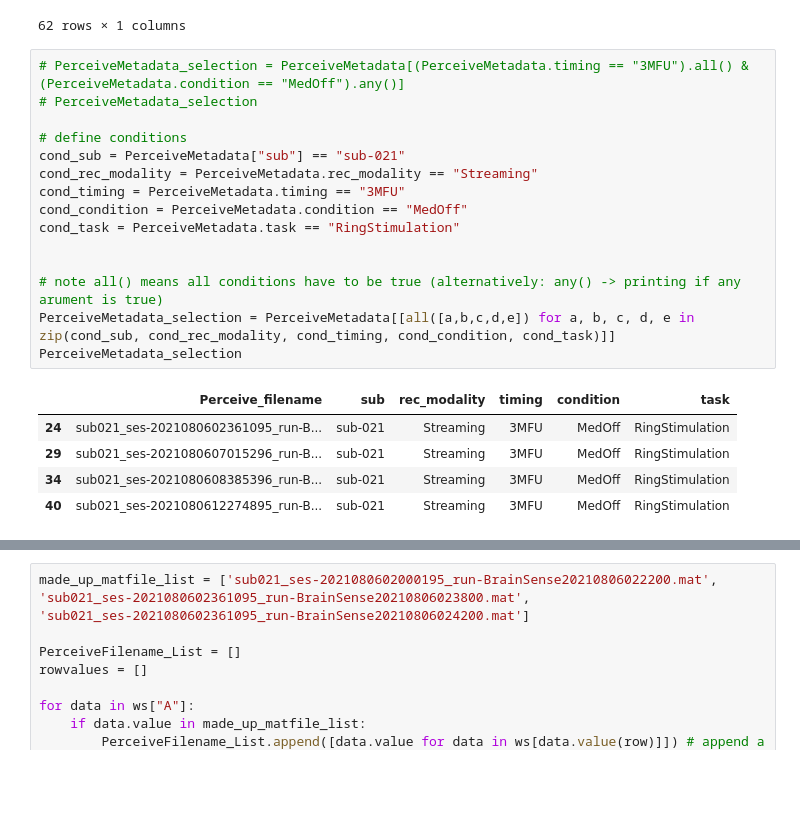
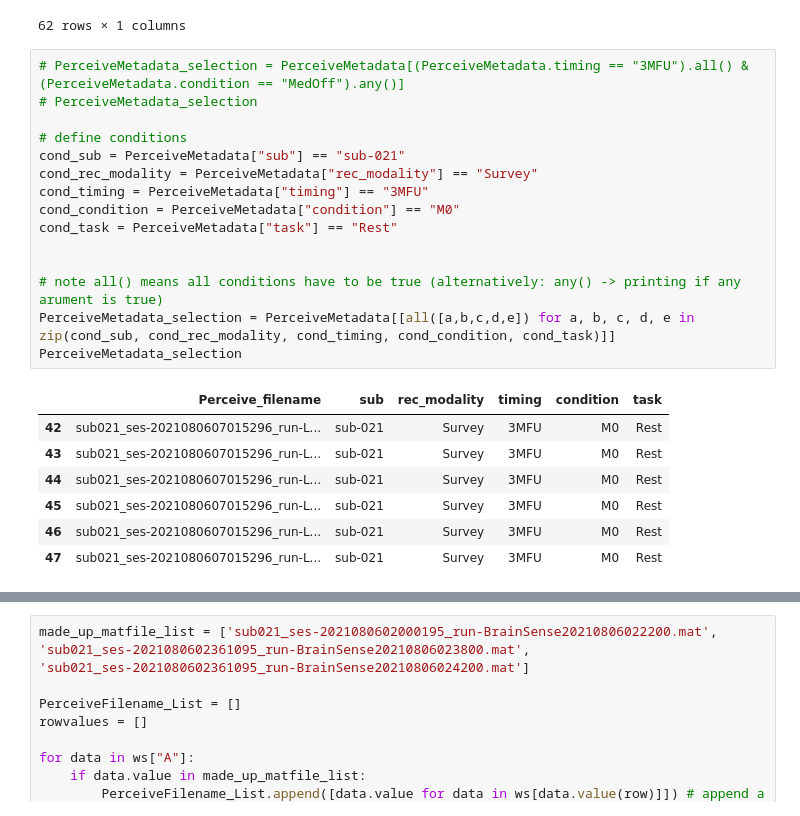
Before and after one commit to jgvhabets/PyPerceive, a Jupyter notebook: code/notebooks/percept_playground.ipynb, the cells around one changed output, grey strips where cells are left out. Cells and saved outputs as stored; diff of their text form; blank space fills up the shorter version.

Commit message:
Jeroen Metadata_Class

```diff
--- a/code/notebooks/percept_playground.ipynb
+++ b/code/notebooks/percept_playground.ipynb
@@ -336,21 +331,23 @@ PerceiveMetadata[["Perceive_filename"]]
 # %%
 # PerceiveMetadata_selection = PerceiveMetadata[(PerceiveMetadata.timing == "3MFU").all() & (PerceiveMetadata.condition == "MedOff").any()]
 # PerceiveMetadata_selection
 
 # define conditions
 cond_sub = PerceiveMetadata["sub"] == "sub-021"
-cond_rec_modality = PerceiveMetadata.rec_modality == "Streaming"
-cond_timing = PerceiveMetadata.timing == "3MFU"
-cond_condition = PerceiveMetadata.condition == "MedOff"
-cond_task = PerceiveMetadata.task == "RingStimulation"
+cond_rec_modality = PerceiveMetadata["rec_modality"] == "Survey"
+cond_timing = PerceiveMetadata["timing"] == "3MFU"
+cond_condition = PerceiveMetadata["condition"] == "M0"
+cond_task = PerceiveMetadata["task"] == "Rest"
 
 
 # note all() means all conditions have to be true (alternatively: any() -> printing if any arument is true)
 PerceiveMetadata_selection = PerceiveMetadata[[all([a,b,c,d,e]) for a, b, c, d, e in zip(cond_sub, cond_rec_modality, cond_timing, cond_condition, cond_task)]]
 PerceiveMetadata_selection
 # %% [output]
 |  | Perceive_filename | sub | rec_modality | timing | condition | task |
-| 24 | sub021_ses-2021080602361095_run-B... | sub-021 | Streaming | 3MFU | MedOff | RingStimulation |
-| 29 | sub021_ses-2021080607015296_run-B... | sub-021 | Streaming | 3MFU | MedOff | RingStimulation |
-| 34 | sub021_ses-2021080608385396_run-B... | sub-021 | Streaming | 3MFU | MedOff | RingStimulation |
-| 40 | sub021_ses-2021080612274895_run-B... | sub-021 | Streaming | 3MFU | MedOff | RingStimulation |
+| 42 | sub021_ses-2021080607015296_run-L... | sub-021 | Survey | 3MFU | M0 | Rest |
+| 43 | sub021_ses-2021080607015296_run-L... | sub-021 | Survey | 3MFU | M0 | Rest |
+| 44 | sub021_ses-2021080607015296_run-L... | sub-021 | Survey | 3MFU | M0 | Rest |
+| 45 | sub021_ses-2021080607015296_run-L... | sub-021 | Survey | 3MFU | M0 | Rest |
+| 46 | sub021_ses-2021080607015296_run-L... | sub-021 | Survey | 3MFU | M0 | Rest |
+| 47 | sub021_ses-2021080607015296_run-L... | sub-021 | Survey | 3MFU | M0 | Rest |
```
Also changed, not shown: parts of 15 cells of this notebook, 4 other files.
